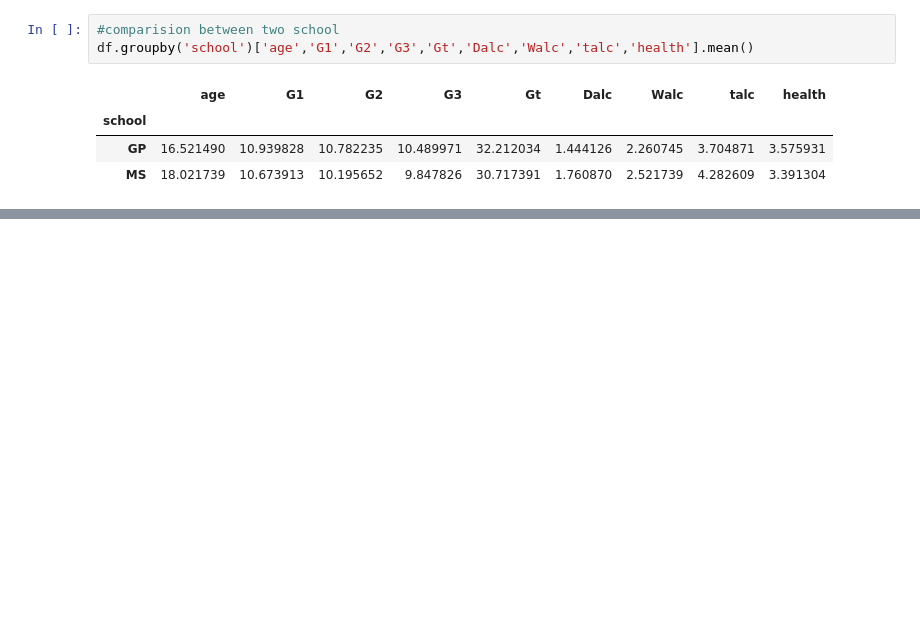
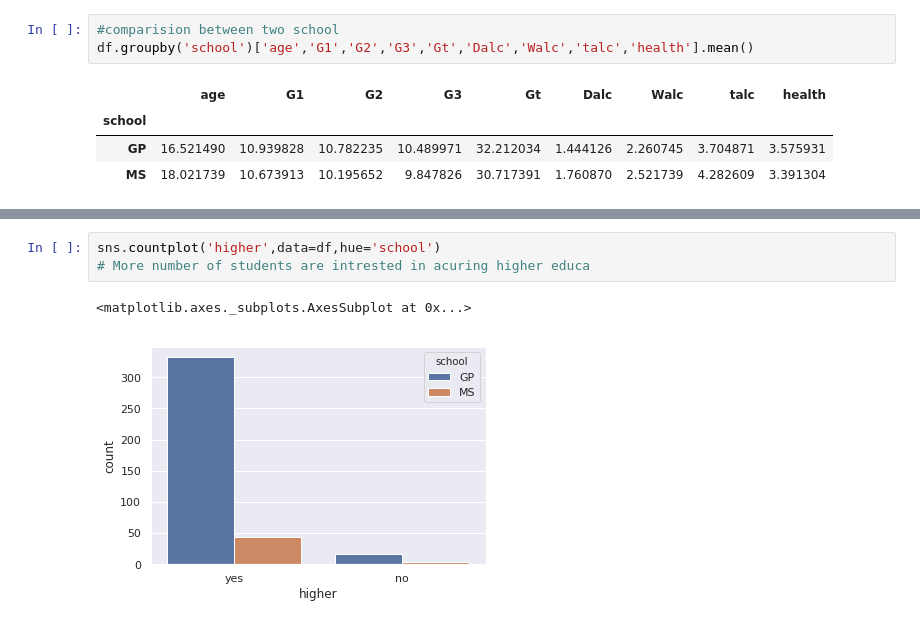
Before and after one commit to Learnlearningplatform/Student_analysis, a Jupyter notebook: project1.ipynb, the cells around one changed output, grey strips where cells are left out. Cells and saved outputs as stored; diff of their text form; blank space fills up the shorter version.

```diff
--- a/project1.ipynb
+++ b/project1.ipynb
@@ -376,0 +412,6 @@ x.plot()
+# %%
+sns.countplot('higher',data=df,hue='school')
+# More number of students are intrested in acuring higher educa
+# %% [output]
+<matplotlib.axes._subplots.AxesSubplot at 0x...>
+[figure, added]
```
Also changed, not shown: parts of 25 cells of this notebook.
